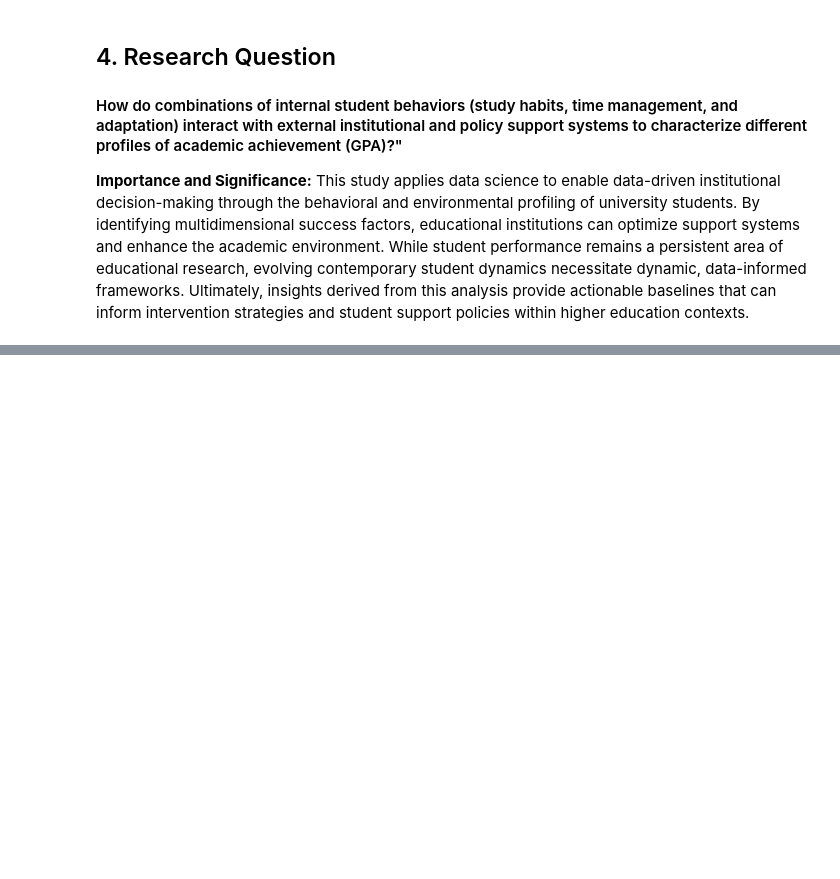
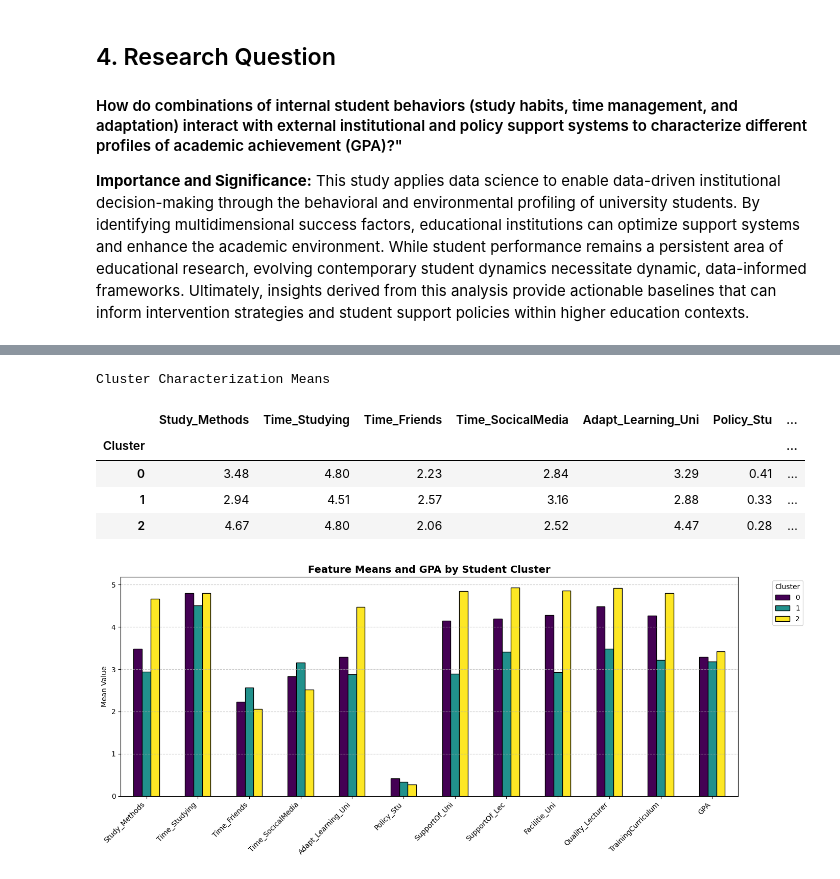
Before and after one commit to axlndy/cbsweg2-cbadvai-cbdatsi-project, a Jupyter notebook: notebooks/cbdatsi_project.ipynb, the cells around one changed output, grey strips where cells are left out. Cells and saved outputs as stored; diff of their text form; code cells hidden in the pictures; blank space fills up the shorter version.

```diff
--- a/notebooks/cbdatsi_project.ipynb
+++ b/notebooks/cbdatsi_project.ipynb
@@ -378,0 +403,15 @@ Cluster Characterization Means:
+# %%
+# 5. Display Raw Means Table
+print("Cluster Characterization Means")
+display(cluster_summary.style.background_gradient(cmap='Blues').format(precision=2))
+
+# 6. Generate Grouped Bar Chart
+plot_cluster_profiles(cluster_summary)
+# %% [output]
+Cluster Characterization Means
+|  | Study_Methods | Time_Studying | Time_Friends | Time_SocicalMedia | Adapt_Learning_Uni | Policy_Stu | ... |
+| Cluster |  |  |  |  |  |  | ... |
+| 0 | 3.48 | 4.80 | 2.23 | 2.84 | 3.29 | 0.41 | ... |
+| 1 | 2.94 | 4.51 | 2.57 | 3.16 | 2.88 | 0.33 | ... |
+| 2 | 4.67 | 4.80 | 2.06 | 2.52 | 4.47 | 0.28 | ... |
+[figure, added]
```
Also changed, not shown: parts of 12 cells of this notebook, 2 other files.
